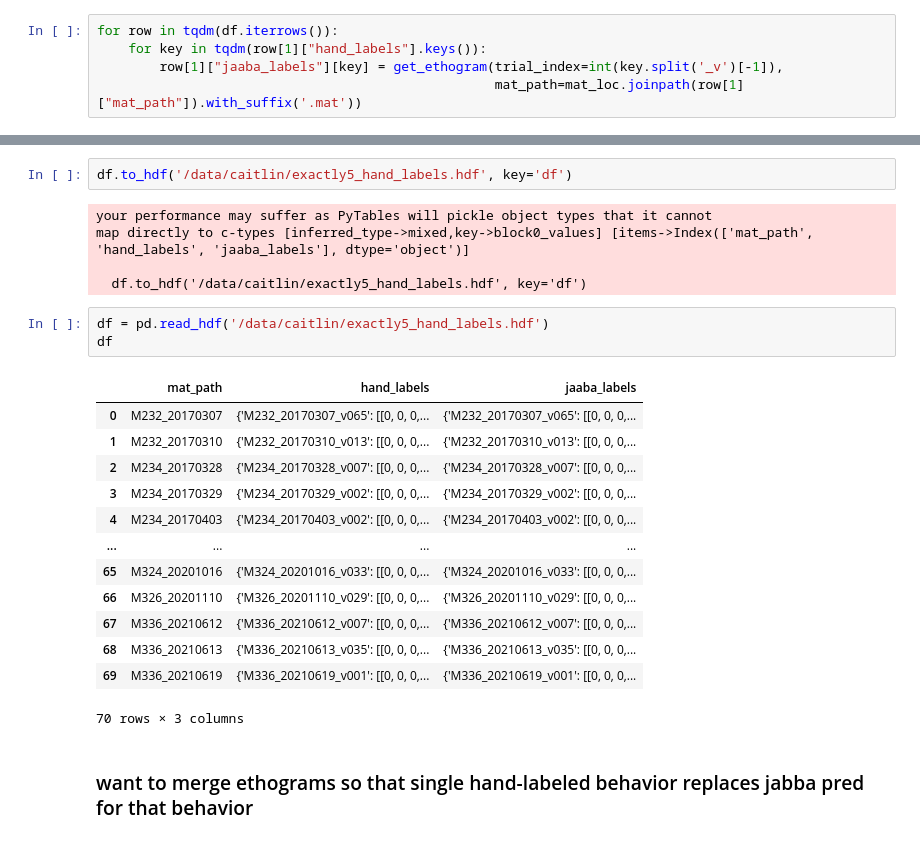
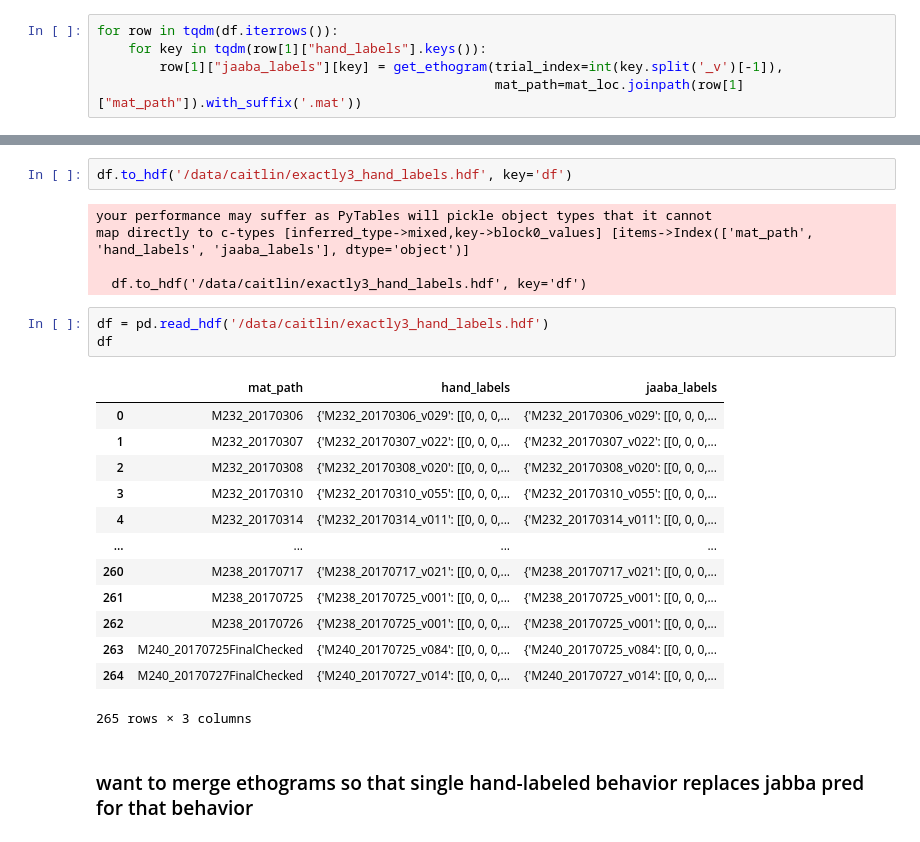
Before and after one commit to hantman-lab/animal-soup, a Jupyter notebook: notebooks/curate_data/merge_ethograms.ipynb, the cells around one changed output, grey strips where cells are left out. Saved outputs shown, nothing was run; the diff lists cells and outputs as text.

```diff
--- a/notebooks/curate_data/merge_ethograms.ipynb
+++ b/notebooks/curate_data/merge_ethograms.ipynb
@@ -141,27 +168,27 @@ errors
 # %%
-df.to_hdf('/data/caitlin/exactly5_hand_labels.hdf', key='df')
+df.to_hdf('/data/caitlin/exactly3_hand_labels.hdf', key='df')
 # %% [output]
 your performance may suffer as PyTables will pickle object types that it cannot
 map directly to c-types [inferred_type->mixed,key->block0_values] [items->Index(['mat_path', 'hand_labels', 'jaaba_labels'], dtype='object')]
 
-  df.to_hdf('/data/caitlin/exactly5_hand_labels.hdf', key='df')
+  df.to_hdf('/data/caitlin/exactly3_hand_labels.hdf', key='df')
 # %%
-df = pd.read_hdf('/data/caitlin/exactly5_hand_labels.hdf')
+df = pd.read_hdf('/data/caitlin/exactly3_hand_labels.hdf')
 df
 # %% [output]
 |  | mat_path | hand_labels | jaaba_labels |
-| 0 | M232_20170307 | {'M232_20170307_v065': [[0, 0, 0,... | {'M232_20170307_v065': [[0, 0, 0,... |
-| 1 | M232_20170310 | {'M232_20170310_v013': [[0, 0, 0,... | {'M232_20170310_v013': [[0, 0, 0,... |
-| 2 | M234_20170328 | {'M234_20170328_v007': [[0, 0, 0,... | {'M234_20170328_v007': [[0, 0, 0,... |
-| 3 | M234_20170329 | {'M234_20170329_v002': [[0, 0, 0,... | {'M234_20170329_v002': [[0, 0, 0,... |
-| 4 | M234_20170403 | {'M234_20170403_v002': [[0, 0, 0,... | {'M234_20170403_v002': [[0, 0, 0,... |
+| 0 | M232_20170306 | {'M232_20170306_v029': [[0, 0, 0,... | {'M232_20170306_v029': [[0, 0, 0,... |
+| 1 | M232_20170307 | {'M232_20170307_v022': [[0, 0, 0,... | {'M232_20170307_v022': [[0, 0, 0,... |
+| 2 | M232_20170308 | {'M232_20170308_v020': [[0, 0, 0,... | {'M232_20170308_v020': [[0, 0, 0,... |
+| 3 | M232_20170310 | {'M232_20170310_v055': [[0, 0, 0,... | {'M232_20170310_v055': [[0, 0, 0,... |
+| 4 | M232_20170314 | {'M232_20170314_v011': [[0, 0, 0,... | {'M232_20170314_v011': [[0, 0, 0,... |
 | ... | ... | ... | ... |
-| 65 | M324_20201016 | {'M324_20201016_v033': [[0, 0, 0,... | {'M324_20201016_v033': [[0, 0, 0,... |
-| 66 | M326_20201110 | {'M326_20201110_v029': [[0, 0, 0,... | {'M326_20201110_v029': [[0, 0, 0,... |
-| 67 | M336_20210612 | {'M336_20210612_v007': [[0, 0, 0,... | {'M336_20210612_v007': [[0, 0, 0,... |
-| 68 | M336_20210613 | {'M336_20210613_v035': [[0, 0, 0,... | {'M336_20210613_v035': [[0, 0, 0,... |
-| 69 | M336_20210619 | {'M336_20210619_v001': [[0, 0, 0,... | {'M336_20210619_v001': [[0, 0, 0,... |
+| 260 | M238_20170717 | {'M238_20170717_v021': [[0, 0, 0,... | {'M238_20170717_v021': [[0, 0, 0,... |
+| 261 | M238_20170725 | {'M238_20170725_v001': [[0, 0, 0,... | {'M238_20170725_v001': [[0, 0, 0,... |
+| 262 | M238_20170726 | {'M238_20170725_v001': [[0, 0, 0,... | {'M238_20170725_v001': [[0, 0, 0,... |
+| 263 | M240_20170725FinalChecked | {'M240_20170725_v084': [[0, 0, 0,... | {'M240_20170725_v084': [[0, 0, 0,... |
+| 264 | M240_20170727FinalChecked | {'M240_20170727_v014': [[0, 0, 0,... | {'M240_20170727_v014': [[0, 0, 0,... |
-70 rows × 3 columns
+265 rows × 3 columns
 # %% [markdown]
 ### want to merge ethograms so that single hand-labeled behavior replaces jabba pred for that behavior
 # %%
```
Also changed, not shown: parts of 17 cells of this notebook, 3 other files.
